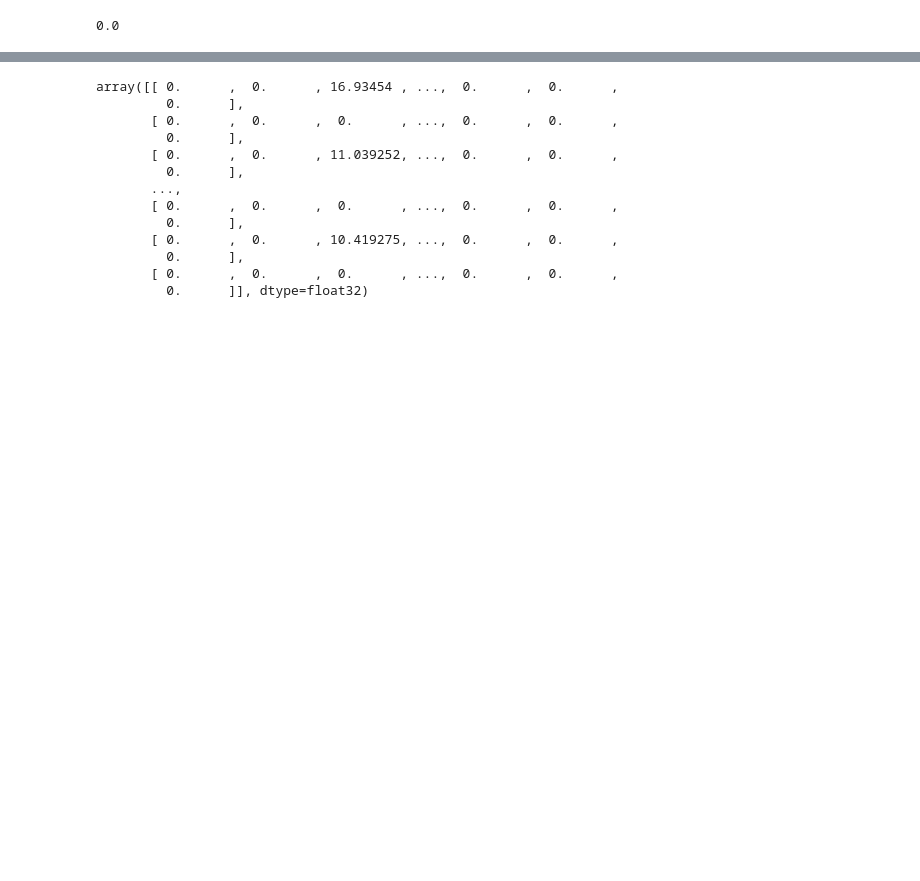
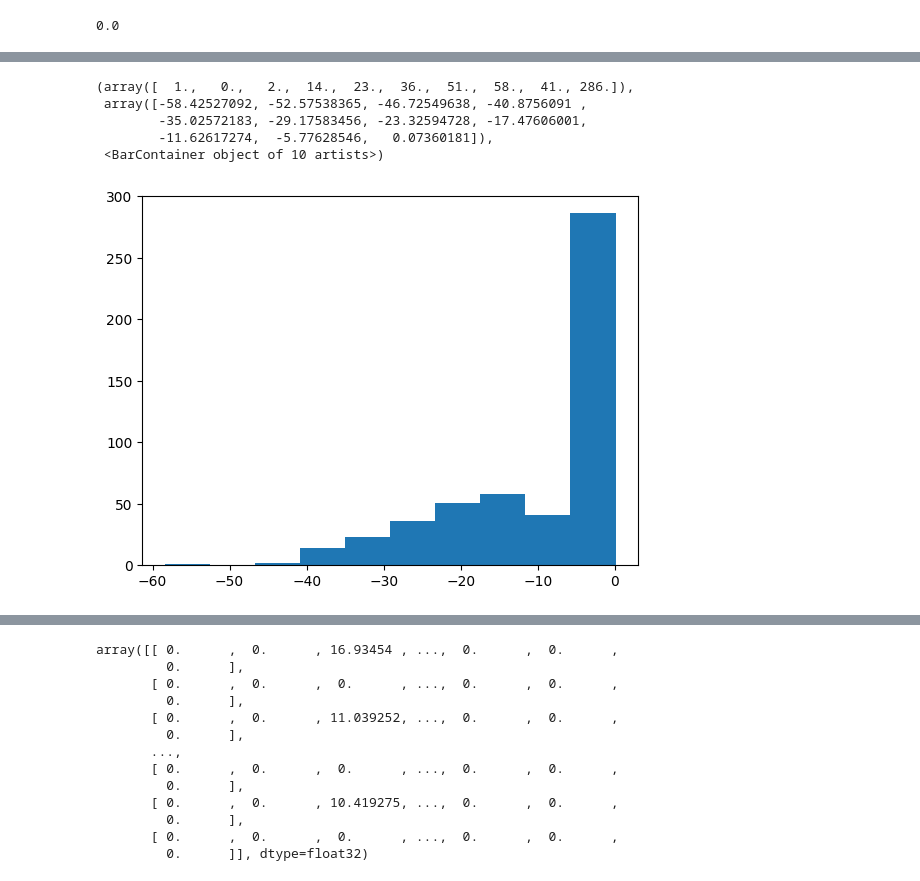
Before and after one commit to HannahEckert/cifar10-pytorch, a Jupyter notebook: reconstruction.ipynb, the cells around one changed output, grey strips where cells are left out. Cells and saved outputs as stored; diff of their text form; code cells hidden in the pictures; blank space fills up the shorter version.

```diff
--- a/reconstruction.ipynb
+++ b/reconstruction.ipynb
@@ -251,0 +260,9 @@ np.mean(percent_inj)
+# %%
+plt.hist(np.array(max_bias))
+# %% [output]
+(array([  1.,   0.,   2.,  14.,  23.,  36.,  51.,  58.,  41., 286.]),
+ array([-58.42527092, -52.57538365, -46.72549638, -40.8756091 ,
+        -35.02572183, -29.17583456, -23.32594728, -17.47606001,
+        -11.62617274,  -5.77628546,   0.07360181]),
+ <BarContainer object of 10 artists>)
+[figure, added]
```
Also changed, not shown: parts of 17 cells of this notebook, 1 other file.
